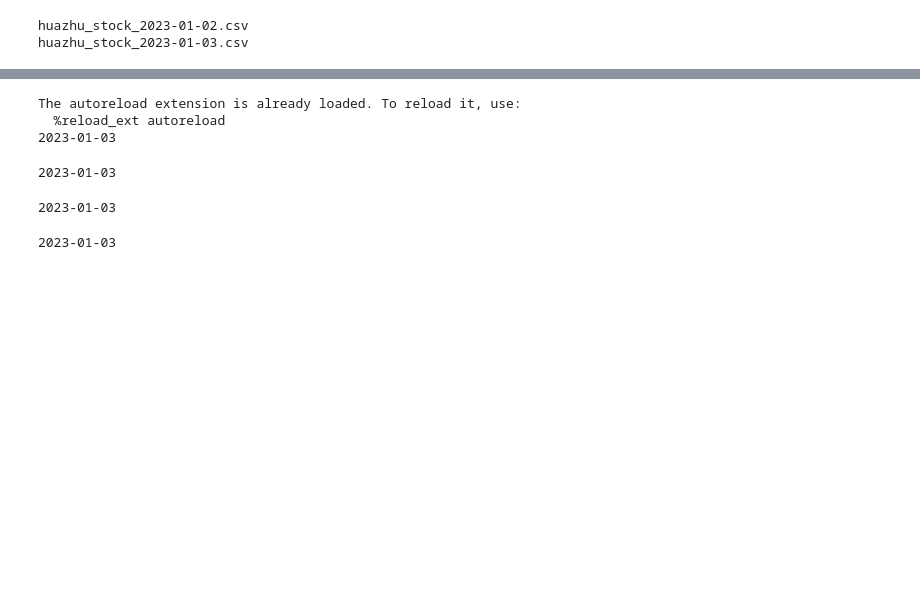
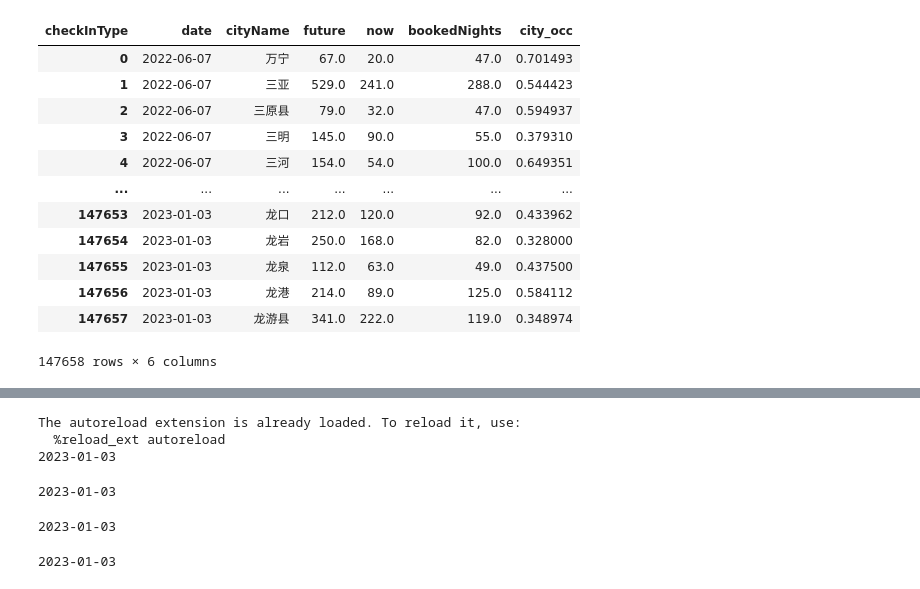
Before and after one commit to tsauliu/COVID_Data_in_Depth, a Jupyter notebook: 3.5.hotel.ipynb, the cells around one changed output, grey strips where cells are left out. Drawn from its saved outputs; the diff is of its cells as text; code cells hidden in the pictures; blank space fills up the shorter version.

```diff
--- a/3.5.hotel.ipynb
+++ b/3.5.hotel.ipynb
@@ -1,48 +21,37 @@
 # %%
-import pandas as pd
-import warnings
-warnings.simplefilter(action='ignore')
-import numpy as np
+d=dfo.copy()
+c1=d['brandLevel'].isin(['经济型','舒适型'])
+d=d[c1][['date','cityId', 'cityName', 'brandLevel', 'hotelId', 'hotelName', 'roomName','checkInType', 'stock']]
+d['checkInType']=d['checkInType'].replace('later','future')
+d1=d.groupby(by=['date','cityName', 'brandLevel','hotelName','checkInType','roomName']).mean().reset_index()
+d1=d1.groupby(by=['date','cityName', 'brandLevel','checkInType','hotelName']).sum().reset_index()
+pv=pd.pivot_table(d1,index=['date','cityName','hotelName'],values='stock',columns='checkInType', aggfunc=np.sum).reset_index()
+pv=pv[~pv['now'].isna()]
+pv=pv[~pv['future'].isna()]
+pv['bookedNights']=pv['future']-pv['now']
+pv['hotel_occ']=pv['bookedNights']/pv['future']
+c2=pv['now']>5
+c3=pv['hotel_occ']<0.9
 
-import os
-dfo=pd.DataFrame()
+pv2=pv[c2&c3]
+pv2=pv2.groupby(by=['date','cityName']).sum().reset_index()
+pv2['city_occ']=pv2['bookedNights']/pv2['future']
+pv2=pv2.drop(columns='hotel_occ')
 
-for f in os.listdir('./DataSource/Huazhu/'):
-    print(f)
-    date=f.split('_')[-1].split('.')[0]
-    d=pd.read_csv('./DataSource/Huazhu\%s' % f)
-
-
-    c1=d['brandLevel'].isin(['经济型','舒适型'])
-
-    d1=d[c1][['cityId', 'cityName', 'brandLevel', 'hotelId', 'hotelName', 'roomName','checkInType', 'stock']]
-    d1=d1.groupby(by=['cityName', 'brandLevel','hotelName','checkInType','roomName']).mean().reset_index()
-    d1=d1.groupby(by=['cityName', 'brandLevel','checkInType','hotelName']).sum().reset_index()
-    # pv=pd.pivot_table(d1,index='cityName',values='stock',columns='checkInType', aggfunc=np.sum).reset_index()
-    pv=pd.pivot_table(d1,index=['cityName','hotelName'],values='stock',columns='checkInType', aggfunc=np.sum).reset_index()
-    pv=pv[~pv['now'].isna()]
-    pv=pv[~pv['future'].isna()]
-
-    pv['bookedNights']=pv['future']-pv['now']
-    pv['hotel_occ']=pv['bookedNights']/pv['future']
-
-    c2=pv['now']>5
-    c3=pv['hotel_occ']<0.9
-
-    pv=pv[c2&c3]
-
-    pv=pv.groupby(by='cityName').sum().reset_index()
-    pv['city_occ']=pv['bookedNights']/pv['future']
-    pv['date']=date
-
-    dfo=pd.concat([dfo,pv],axis=0)
-
-old=pd.read_hdf(r'Processed_Data/hotel.h5',key='1223')
-new=pd.concat([old,dfo])
-new=new.drop_duplicates()
-new.to_hdf(r'Processed_Data/hotel.h5',key='1223')
+pv2
 # %% [output]
+| checkInType | date | cityName | future | now | bookedNights | city_occ |
+| 0 | 2022-06-07 | 万宁 | 67.0 | 20.0 | 47.0 | 0.701493 |
+| 1 | 2022-06-07 | 三亚 | 529.0 | 241.0 | 288.0 | 0.544423 |
+| 2 | 2022-06-07 | 三原县 | 79.0 | 32.0 | 47.0 | 0.594937 |
+| 3 | 2022-06-07 | 三明 | 145.0 | 90.0 | 55.0 | 0.379310 |
+| 4 | 2022-06-07 | 三河 | 154.0 | 54.0 | 100.0 | 0.649351 |
+| ... | ... | ... | ... | ... | ... | ... |
+| 147653 | 2023-01-03 | 龙口 | 212.0 | 120.0 | 92.0 | 0.433962 |
+| 147654 | 2023-01-03 | 龙岩 | 250.0 | 168.0 | 82.0 | 0.328000 |
+| 147655 | 2023-01-03 | 龙泉 | 112.0 | 63.0 | 49.0 | 0.437500 |
+| 147656 | 2023-01-03 | 龙港 | 214.0 | 89.0 | 125.0 | 0.584112 |
+| 147657 | 2023-01-03 | 龙游县 | 341.0 | 222.0 | 119.0 | 0.348974 |
-huazhu_stock_2023-01-02.csv
-huazhu_stock_2023-01-03.csv
+147658 rows × 6 columns
 # %%
 #prepare DF
```
Also changed, not shown: parts of 4 cells of this notebook.
